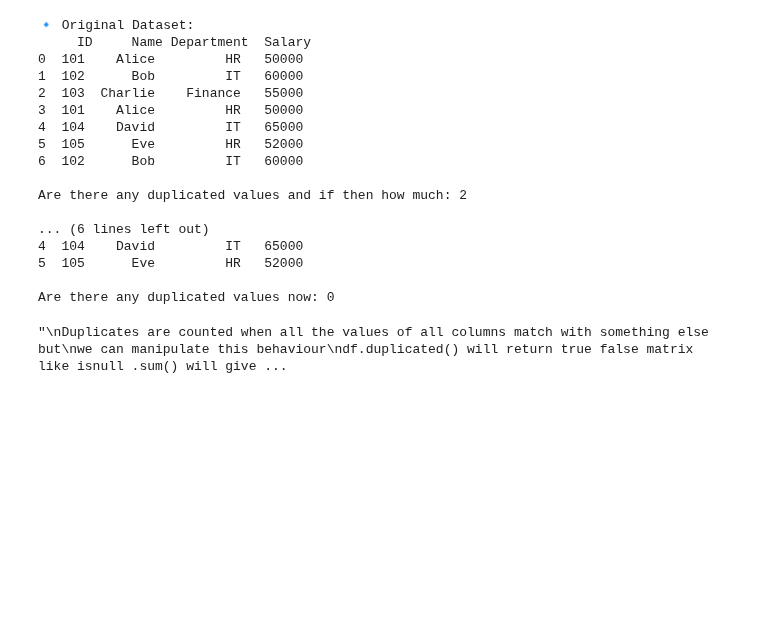
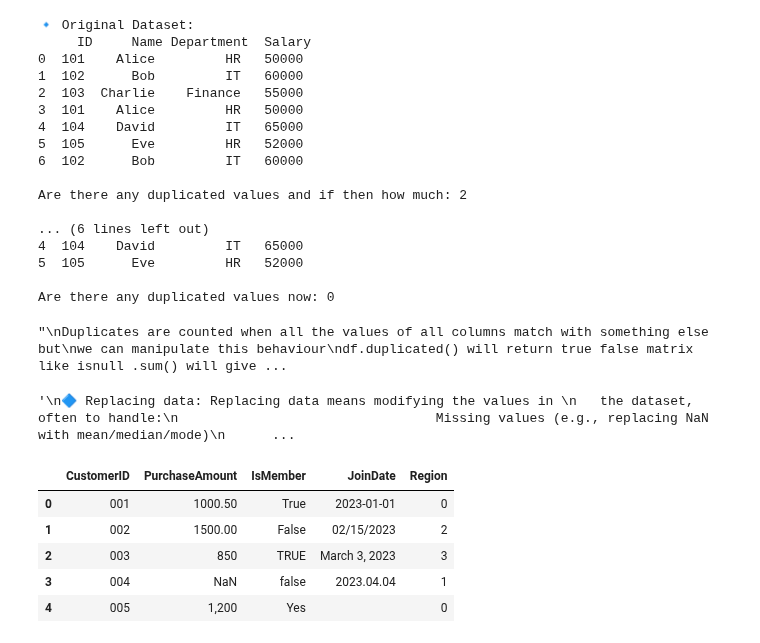
Before and after one commit to KedarDamale/Data-Science, a Jupyter notebook: Data-science/3.Data-pre-processing.ipynb, the cells around one changed output. Cells and saved outputs as stored; diff of their text form; code cells hidden in the pictures; blank space fills up the shorter version.

Commit message:
Added data science notes

```diff
--- a/Data-science/3.Data-pre-processing.ipynb
+++ b/Data-science/3.Data-pre-processing.ipynb
@@ -1209,3 +1228,19 @@ Are there any duplicated values and if then how much: 2
 
 Are there any duplicated values now: 0
 "\nDuplicates are counted when all the values of all columns match with something else but\nwe can manipulate this behaviour\ndf.duplicated() will return true false matrix like isnull .sum() will give ...
+# %%
+"""
+🔷 Replacing data: Replacing data means modifying the values in
+   the dataset, often to handle:
+                                 Missing values (e.g., replacing NaN with mean/median/mode)
+                                 Incorrect entries (e.g., "femael" instead of "female")
+                                 Unwanted characters or symbols (e.g., replacing "$" in price column)
+                                 Inconsistent formats (e.g., replacing "Yes"/"No" with 1/0)
+
+
+
+
+🔷 Changing datatype of varaibles/columns: Changing the data type of a column to a more appropriate type.
+"""
+# %% [output]
+'\n🔷 Replacing data: Replacing data means modifying the values in \n   the dataset, often to handle:\n                                 Missing values (e.g., replacing NaN with mean/median/mode)\n      ...
@@ -1211,0 +1255,31 @@ Are there any duplicated values now: 0
+# %%
+
+df_type_change = pd.DataFrame({
+    'CustomerID': ['001', '002', '003', '004', '005'],        # Should be int
+    'PurchaseAmount': ['1000.50', '1500.00', '850', 'NaN', '1,200'],  # Should be float, with a comma in last row
+    'IsMember': ['True', 'False', 'TRUE', 'false', 'Yes'],    # Should be boolean
+    'JoinDate': ['2023-01-01', '02/15/2023', 'March 3, 2023', '2023.04.04', ''],  # Should be datetime
+    'Region': ['North', 'South', 'East', 'West', 'North']     # Should be categorical
+})
+
+df_type_change['Region'].value_counts() #basically return all the unique values with their count
+
+#we have to convert this categorical data into numerical so we will use ordinal encoding
+#if you want string to be converted into object(categorical data) use .astype('category')
+d={
+    'North':0,
+    'West':1,
+    'South':2,
+    'East':3
+}
+
+df_type_change['Region']=df_type_change['Region'].map(d)
+# %%
+df_type_change #as you can see we transformed region
+# %% [output]
+|  | CustomerID | PurchaseAmount | IsMember | JoinDate | Region |
+| 0 | 001 | 1000.50 | True | 2023-01-01 | 0 |
+| 1 | 002 | 1500.00 | False | 02/15/2023 | 2 |
+| 2 | 003 | 850 | TRUE | March 3, 2023 | 3 |
+| 3 | 004 | NaN | false | 2023.04.04 | 1 |
+| 4 | 005 | 1,200 | Yes |  | 0 |
```
Also changed, not shown: parts of 23 cells of this notebook.
